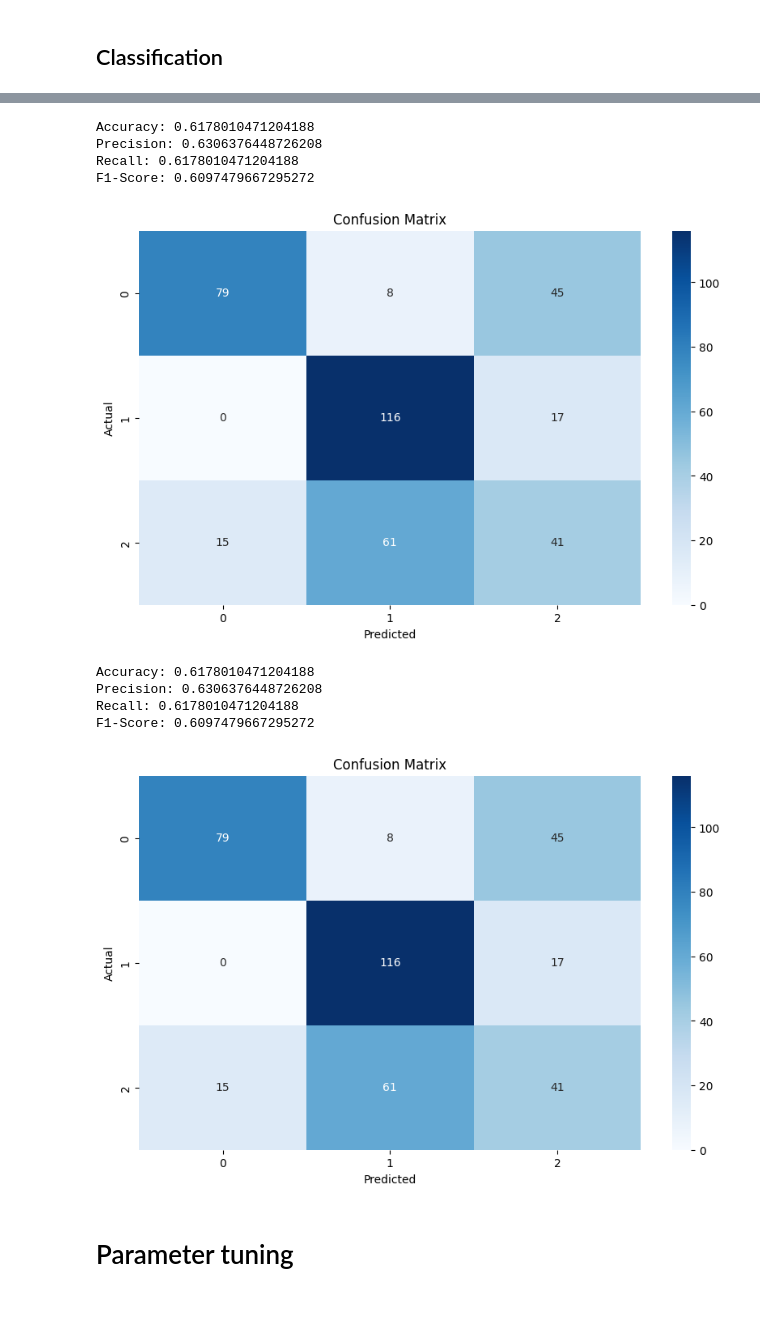
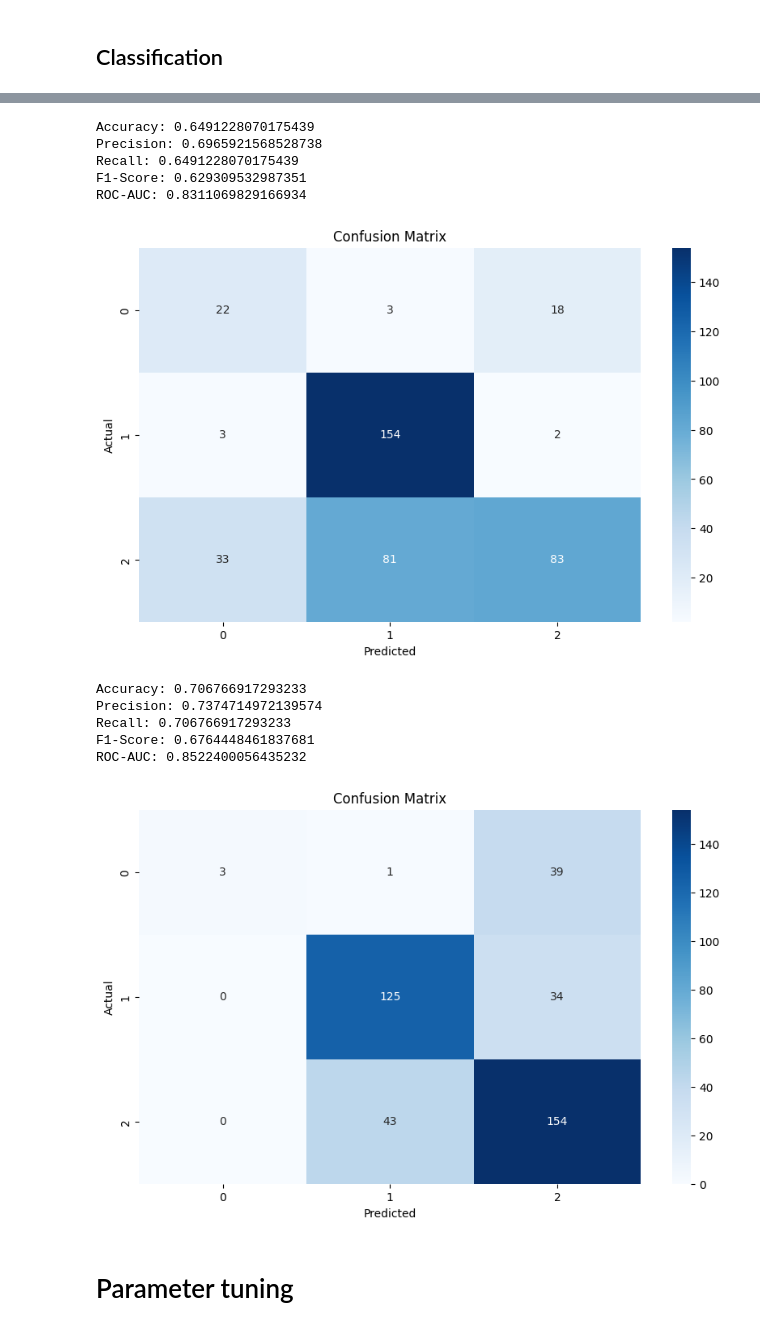
Before and after one commit to FrancoA325/PredictiveG24, a Jupyter notebook: sprint7.ipynb, the cells around one changed output, grey strips where cells are left out. Drawn from its saved outputs; the diff is of its cells as text; code cells hidden in the pictures.

Commit message:
update to models

```diff
--- a/sprint7.ipynb
+++ b/sprint7.ipynb
@@ -673,5 +668,6 @@ columns = ['agePct12t29', 'PctLess9thGrade', 'PctNotHSGrad', 'PctBSorMore', 'pop
 df = data[columns].astype(float)
 for col in df.columns:
     df[col] = pd.to_numeric(df[col], errors='coerce')
+df
 
-df.rename(columns = {'racepctblack':'racePctBlack'}, inplace = True)
+print(df.ViolentCrimesPerPop.isna().sum())
@@ -681,10 +679,20 @@ from sklearn.metrics import accuracy_score, precision_score, recall_score, f1_sc
 
 catData = df
 # effectively binning the violent crimes per population into x bins based on the distribution
-n = catData['ViolentCrimesPerPop'].quantile([0, 0.33, 0.66, 1]).values
+n = catData['ViolentCrimesPerPop'].quantile([0, .4, 0.9, 1]).values
+
+# plot the histogram of the target variable with the bins color coded
+plt.hist(catData['ViolentCrimesPerPop'])
+for i in n:
+    plt.axvline(i, color='r')
+plt.show()
+
+
 binLabels = ['low', 'medium', 'high']
 
 catData['ViolentCrimesCat'] = pd.cut(catData['ViolentCrimesPerPop'], bins=n, labels = binLabels)
+# drop 'nan' from the new categorical column
+catData = catData.dropna(subset=['ViolentCrimesCat'])
 catData['ViolentCrimesCat'].value_counts()
 catData['ViolentCrimesCat'] = catData['ViolentCrimesCat'].astype(str)
 X = catData.drop(columns=['ViolentCrimesPerPop', 'ViolentCrimesCat'])
@@ -781,6 +800,7 @@ F1-Score: 0.6300887612828163
 # navie bayes classifier
 from sklearn.naive_bayes import GaussianNB
 
+# improve the model
 nb_classifier = GaussianNB()
 nb_classifier.fit(X_train, y_train)
 y_pred = nb_classifier.predict(X_test)
@@ -808,47 +828,49 @@ plt.ylabel('Actual')
 plt.title('Confusion Matrix')
 plt.show()
 # %% [output]
-Accuracy: 0.6178010471204188
-Precision: 0.6306376448726208
-Recall: 0.6178010471204188
-F1-Score: 0.6097479667295272
+Accuracy: 0.6491228070175439
+Precision: 0.6965921568528738
+Recall: 0.6491228070175439
+F1-Score: 0.629309532987351
+ROC-AUC: 0.8311069829166934
-[figure, old version]
+[figure, new version]
 # %%
 # other classifiers
 from sklearn.ensemble import GradientBoostingClassifier
 
-gb_classifier = GradientBoostingClassifier(n_estimators=100, learning_rate=0.1, max_depth=3, random_state=42)
+gb_classifier = GradientBoostingClassifier(n_estimators=200, learning_rate=0.01, max_depth=1)
 gb_classifier.fit(X_train, y_train)
 y_pred = gb_classifier.predict(X_test)
 
 accuracy = accuracy_score(y_test, y_pred)
 precision = precision_score(y_test, y_pred, average='weighted')
 recall = recall_score(y_test, y_pred, average='weighted')
 f1 = f1_score(y_test, y_pred, average='weighted')
 roc_auc = roc_auc_score(y_test, gb_classifier.predict_proba(X_test), multi_class='ovr')
 
 print(f"Accuracy: {accuracy}")
 print(f"Precision: {precision}")
 print(f"Recall: {recall}")
 print(f"F1-Score: {f1}")
 print(f"ROC-AUC: {roc_auc}")
 
 from sklearn.metrics import confusion_matrix
 import seaborn as sns
 
 conf_matrix = confusion_matrix(y_test, y_pred)
 plt.figure(figsize=(10, 6))
 sns.heatmap(conf_matrix, annot=True, fmt='d', cmap='Blues')
 plt.xlabel('Predicted')
 plt.ylabel('Actual')
 plt.title('Confusion Matrix')
 plt.show()
 # %% [output]
-Accuracy: 0.6178010471204188
-Precision: 0.6306376448726208
-Recall: 0.6178010471204188
-F1-Score: 0.6097479667295272
+Accuracy: 0.706766917293233
+Precision: 0.7374714972139574
+Recall: 0.706766917293233
+F1-Score: 0.6764448461837681
+ROC-AUC: 0.8522400056435232
-[figure, old version]
+[figure, new version]
 # %% [markdown]
 # Parameter tuning
 # %%
```
Also changed, not shown: parts of 24 cells of this notebook, 1 other file.
